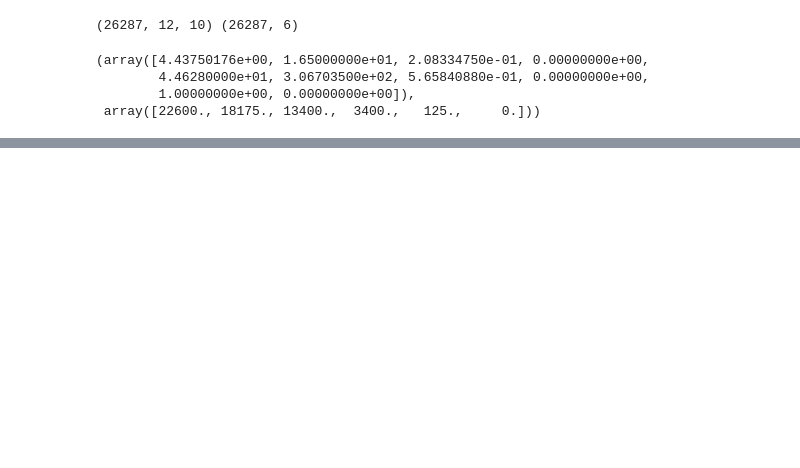
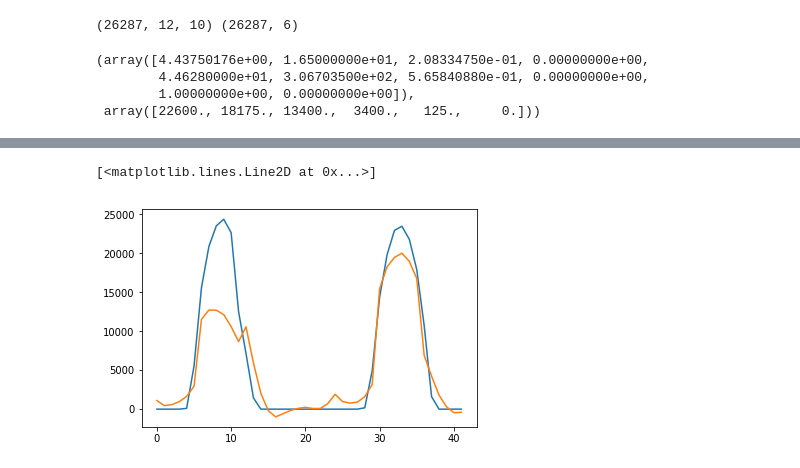
Before and after one commit to irutheu/LSTM-power-forecasting, a Jupyter notebook: Forecasting_model.ipynb, the cells around one changed output, grey strips where cells are left out. Cells and saved outputs as stored; diff of their text form; code cells hidden in the pictures; blank space fills up the shorter version.

```diff
--- a/Forecasting_model.ipynb
+++ b/Forecasting_model.ipynb
@@ -205,0 +256,8 @@ prediction1
+# %%
+test_seq = np.concatenate((test_y[0], test_y[6], test_y[12], test_y[18], test_y[24], test_y[30], test_y[36]))
+pred_seq = np.concatenate((predictions[0], predictions[6], predictions[12], predictions[18], predictions[24], predictions[30], predictions[36]))
+plt.plot(test_seq)
+plt.plot(pred_seq)
+# %% [output]
+[<matplotlib.lines.Line2D at 0x...>]
+[figure, added]
```
Also changed, not shown: parts of 13 cells of this notebook, 1 other file.
